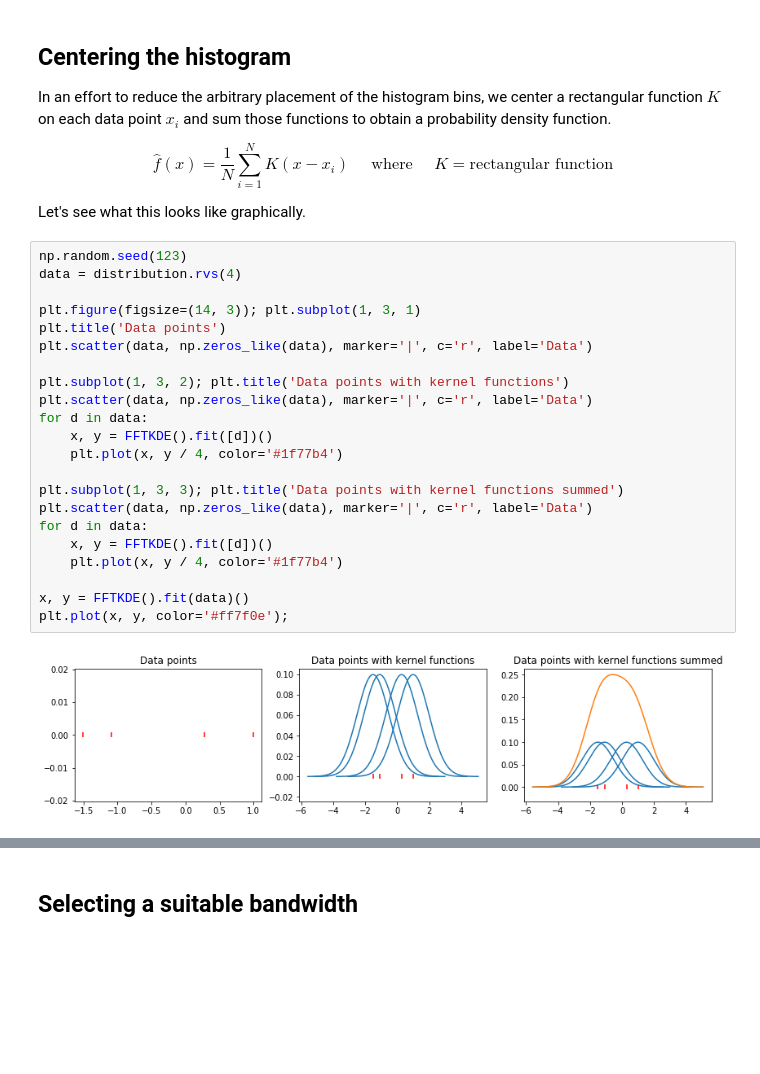
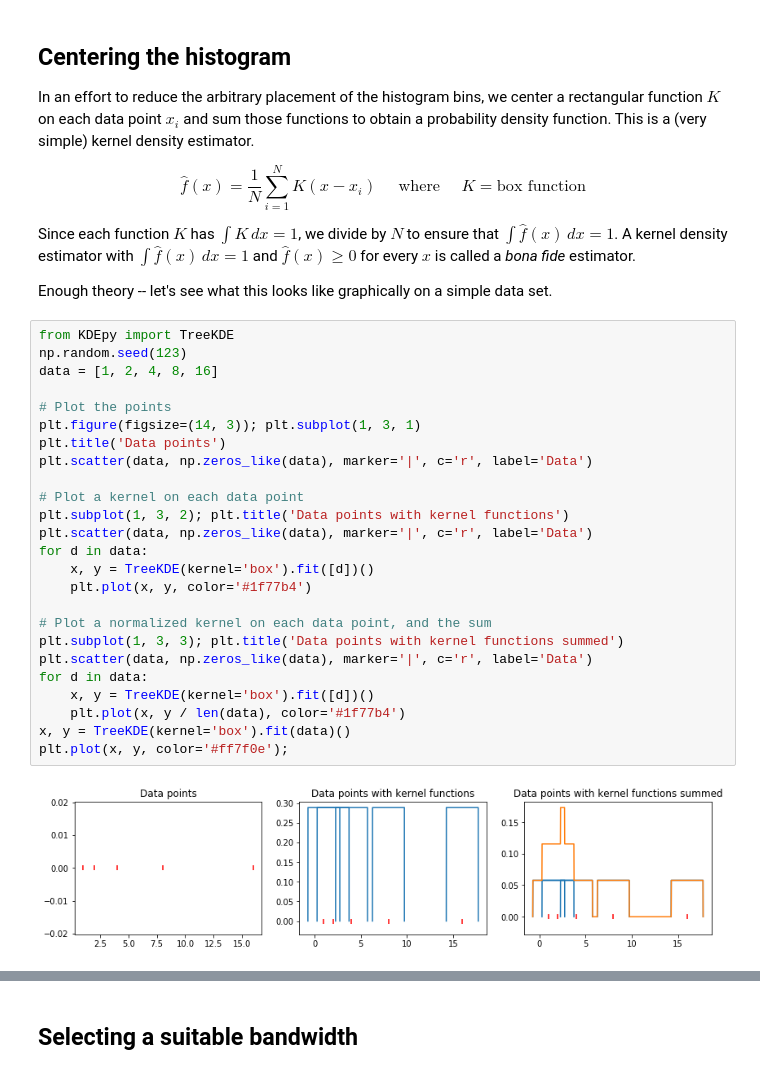
Before and after one commit to tommyod/KDEpy, a Jupyter notebook: docs/source/introduction.ipynb, the cells around one changed output, grey strips where cells are left out. Drawn from its saved outputs; the diff is of its cells as text; blank space fills up the shorter version.

```diff
--- a/docs/source/introduction.ipynb
+++ b/docs/source/introduction.ipynb
@@ -46,31 +47,38 @@ plt.legend(loc='best');
 ## Centering the histogram
 
 In an effort to reduce the arbitrary placement of the histogram bins, we center a rectangular function $K$ on each data point $x_i$ and sum those functions to obtain a probability density function.
+This is a (very simple) kernel density estimator.
 
-$$\hat{f}(x) = \frac{1}{N} \sum_{i=1}^N K \left( x-x_i \right) \quad \text{ where } \quad K = \text{rectangular function}$$
+$$\hat{f}(x) = \frac{1}{N} \sum_{i=1}^N K \left( x-x_i \right) \quad \text{ where } \quad K = \text{box function}$$
 
-Let's see what this looks like graphically.
+Since each function $K$ has $\int K \, dx = 1$, we divide by $N$ to ensure that $\int \hat{f}(x) \, dx = 1$.
+A kernel density estimator with $\int \hat{f}(x) \, dx = 1$ and $\hat{f}(x) \geq 0$ for every $x$ is called a *bona fide* estimator.
+
+Enough theory -- let's see what this looks like graphically on a simple data set.
 # %%
+from KDEpy import TreeKDE
 np.random.seed(123)
-data = distribution.rvs(4)
+data = [1, 2, 4, 8, 16]
 
+# Plot the points
 plt.figure(figsize=(14, 3)); plt.subplot(1, 3, 1)
 plt.title('Data points')
 plt.scatter(data, np.zeros_like(data), marker='|', c='r', label='Data')
 
+# Plot a kernel on each data point
 plt.subplot(1, 3, 2); plt.title('Data points with kernel functions')
 plt.scatter(data, np.zeros_like(data), marker='|', c='r', label='Data')
 for d in data:
-    x, y = FFTKDE().fit([d])()
-    plt.plot(x, y / 4, color='#1f77b4')
+    x, y = TreeKDE(kernel='box').fit([d])()
+    plt.plot(x, y, color='#1f77b4')
 
+# Plot a normalized kernel on each data point, and the sum
 plt.subplot(1, 3, 3); plt.title('Data points with kernel functions summed')
 plt.scatter(data, np.zeros_like(data), marker='|', c='r', label='Data')
 for d in data:
-    x, y = FFTKDE().fit([d])()
-    plt.plot(x, y / 4, color='#1f77b4')
-
-x, y = FFTKDE().fit(data)()
+    x, y = TreeKDE(kernel='box').fit([d])()
+    plt.plot(x, y / len(data), color='#1f77b4')
+x, y = TreeKDE(kernel='box').fit(data)()
 plt.plot(x, y, color='#ff7f0e');
 # %% [output]
-[figure, old version]
+[figure, new version]
```
Also changed, not shown: parts of 19 cells of this notebook, 3 other files.
